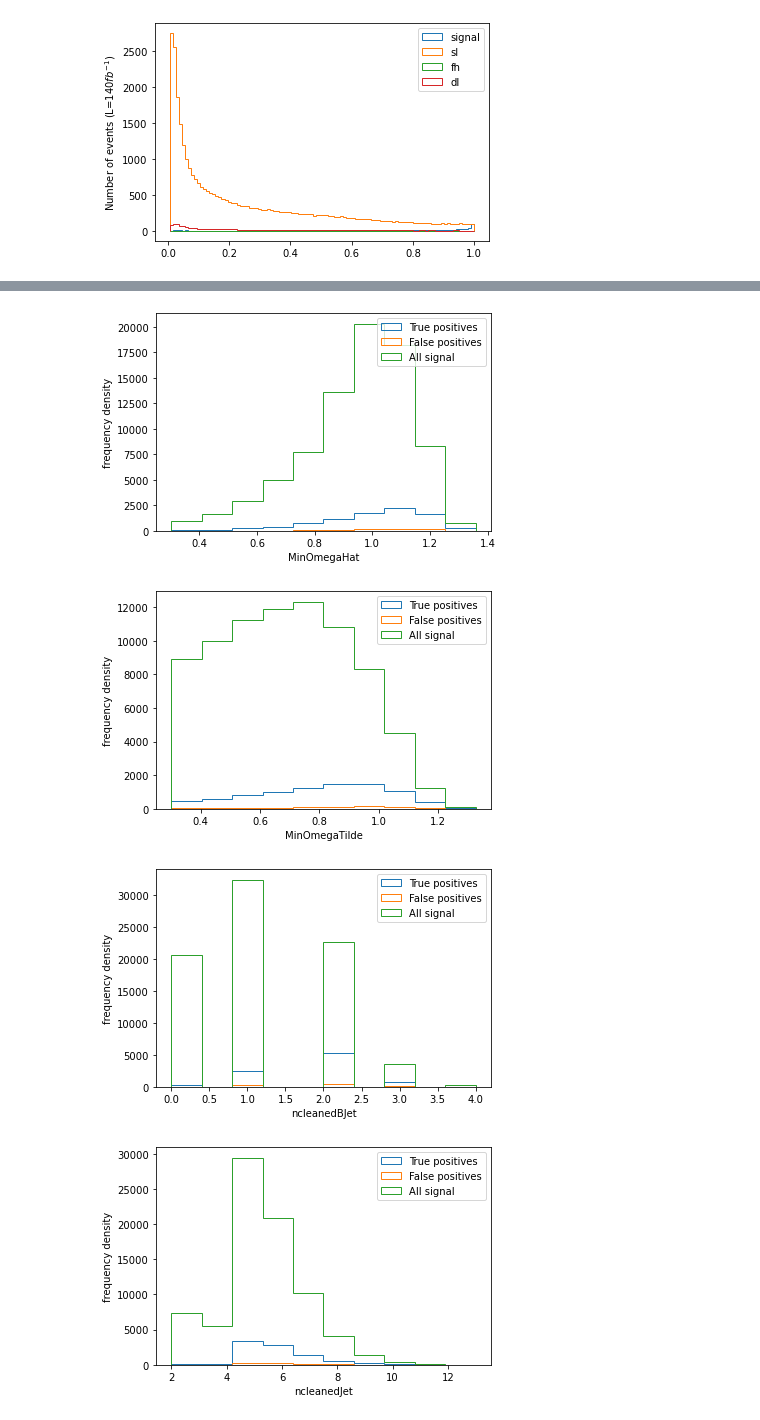
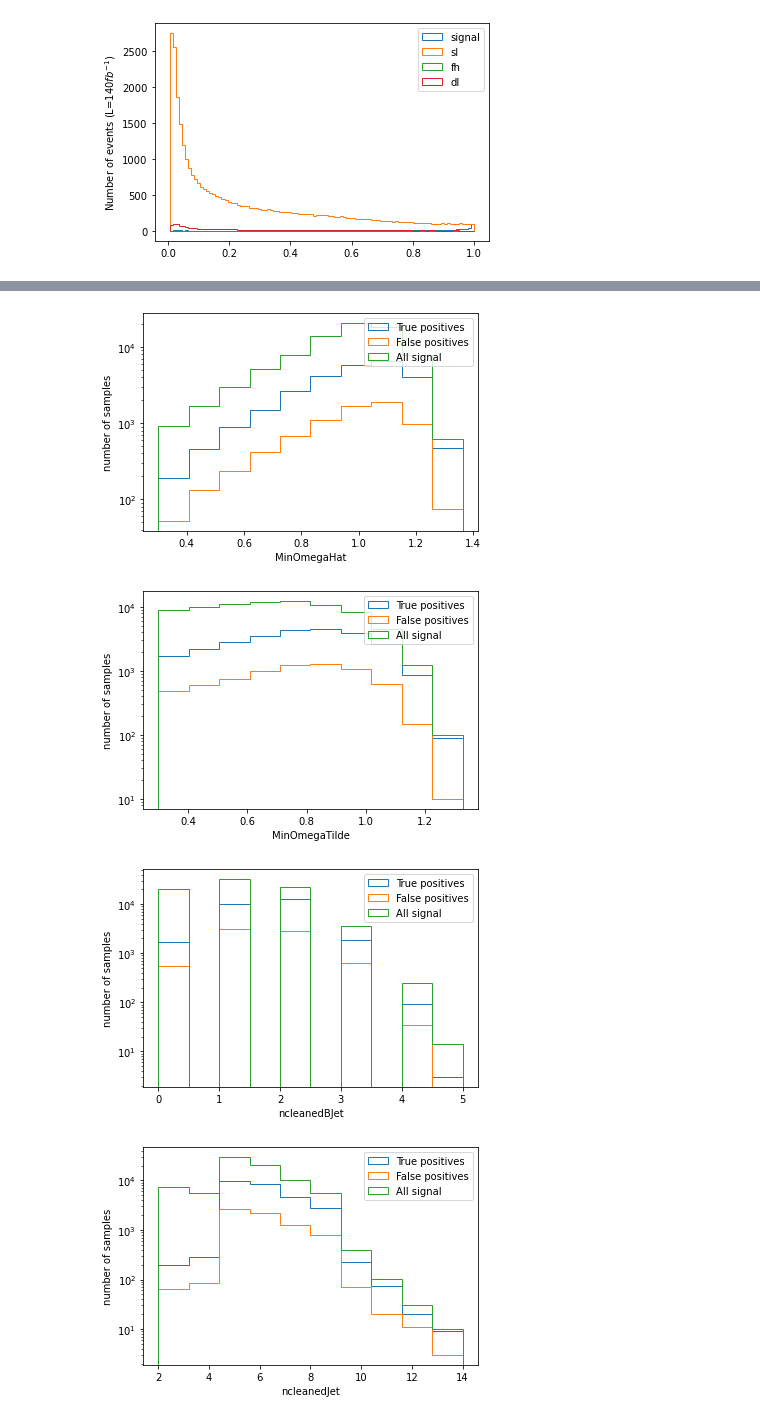
Before and after one commit to joeb42/Invisible-Higgs, a Jupyter notebook: ttbar_notebooks/RNN_analysis.ipynb, the cells around one changed output, grey strips where cells are left out. Saved outputs shown, nothing was run; the diff lists cells and outputs as text; code cells hidden in the pictures.

```diff
--- a/ttbar_notebooks/RNN_analysis.ipynb
+++ b/ttbar_notebooks/RNN_analysis.ipynb
@@ -260,7 +262,7 @@ columns = ['BiasedDPhi', 'DiJet_mass', 'HT', 'InputMet_InputJet_mindPhi',
        'InputMet_pt', 'MHT_pt', 'MinChi', 'MinOmegaHat', 'MinOmegaTilde',
        'ncleanedBJet', 'ncleanedJet']
 y_train_pred = y_train_pred.reshape(y_train_pred.shape[0])
-thresh = 0.99
+thresh = 0.9
 for idx, column in enumerate(columns):
        if column in ('HT', 'InputMet_pt', 'MHT_pt', 'DiJet_mass'):
               log = True
@@ -268,6 +270,7 @@ for idx, column in enumerate(columns):
               log = False
        hist, bins, patches = plt.hist(X_train_df_event[y_train_pred >= thresh][:, idx], label=f'Total after cut', log=log, histtype="step", density=True)
        plt.hist(X_train_df_event[:, idx], label=f'Total before cut', log=log, histtype="step", bins=bins, density=True)
+       plt.hist(X_train_df_event[y_train.values[:,-1]==1][:, idx], label=f'All signal', log=log, histtype="step", bins=bins, density=True)
        # plt.hist(X_test_df_event[(y_pred >= thresh) & (test==1)][:, idx], label=f"true positives", log=log, density=True, histtype="step", bins=bins)
        # plt.hist(X_test_df_event[(y_pred >= thresh) & (test==0)][:, idx], label=f"false positives", log=log, density=True, histtype="step", bins=bins)
        plt.xlabel(column)
@@ -290,7 +293,7 @@ for idx, column in enumerate(columns):
        if column in ('HT', 'InputMet_pt', 'MHT_pt', 'DiJet_mass'):
               log = True
        else:
-              log = False
+              log = True
        # hist, bins, patches = plt.hist(X_train_df_event[y_train_pred >= thresh][:, idx], label=f'Total after cut', log=log, histtype="step", density=True)
        hist, bins, patches = plt.hist(X_train_df_event[(y_train_pred >= thresh) & (y_train.values[:,-1]==1)][:, idx], label=f'True positives', log=log, histtype="step")
        plt.hist(X_train_df_event[(y_train_pred >= thresh) & (y_train.values[:,-1]==0)][:, idx], label=f'False positives', log=log, histtype="step", bins=bins)
@@ -298,7 +301,7 @@ for idx, column in enumerate(columns):
        # plt.hist(X_test_df_event[(y_pred >= thresh) & (test==1)][:, idx], label=f"true positives", log=log, density=True, histtype="step", bins=bins)
        # plt.hist(X_test_df_event[(y_pred >= thresh) & (test==0)][:, idx], label=f"false positives", log=log, density=True, histtype="step", bins=bins)
        plt.xlabel(column)
-       plt.ylabel("frequency density")
+       plt.ylabel("number of samples")
        plt.legend()
        plt.show()
 # %% [output]
@@ -312,4 +315,4 @@ for idx, column in enumerate(columns):
-[figure, old version]
+[figure, new version]
-[figure, old version]
+[figure, new version]
-[figure, old version]
+[figure, new version]
-[figure, old version]
+[figure, new version]
```
Also changed, not shown: parts of 3 cells of this notebook, 1 other file.
